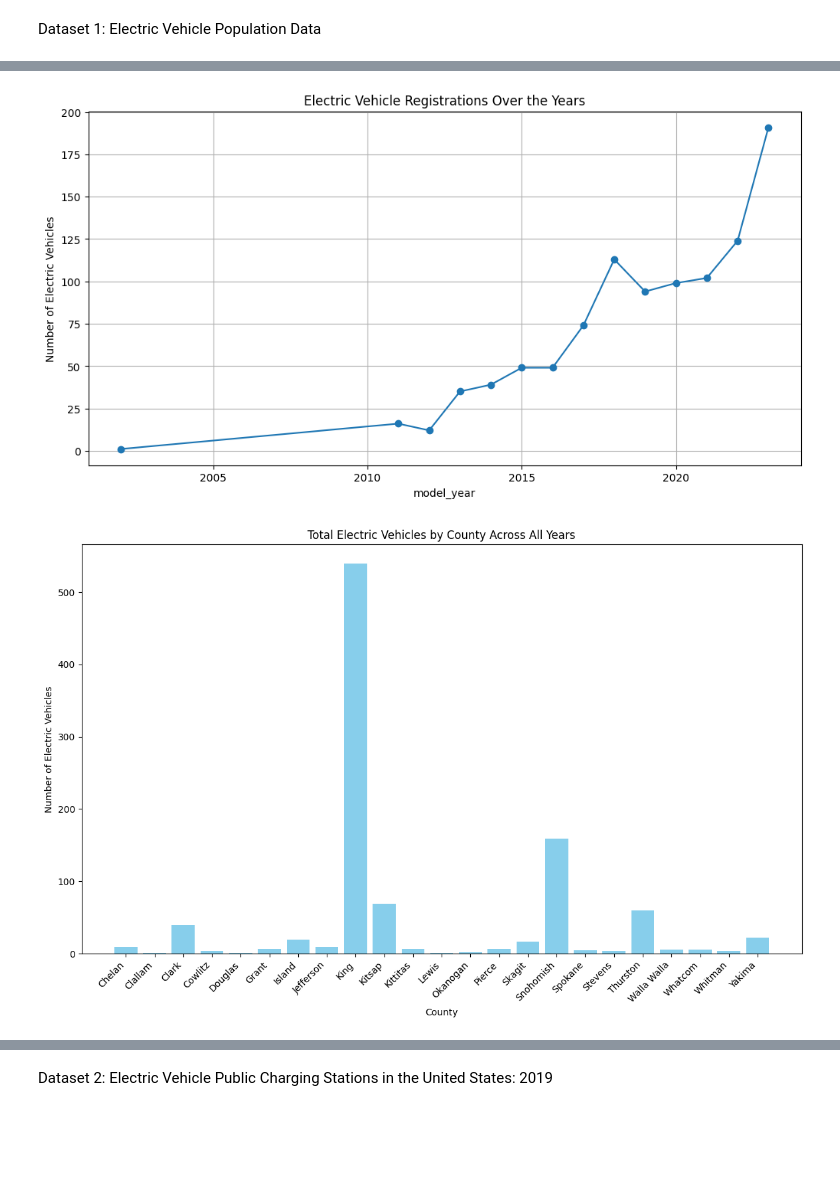
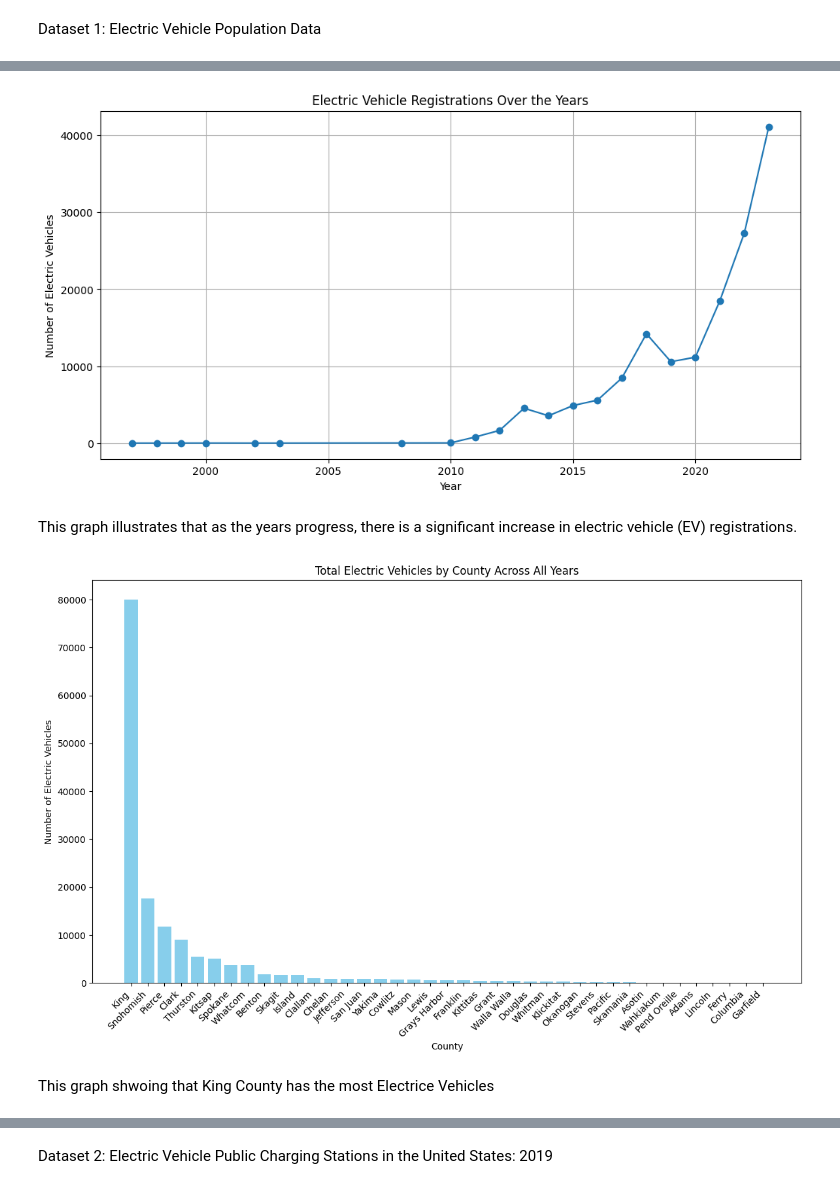
Before and after one commit to xinzhaoy/cmps6790_project, a Jupyter notebook: Project/project.ipynb, the cells around one changed output, grey strips where cells are left out. Saved outputs shown, nothing was run; the diff lists cells and outputs as text; code cells hidden in the pictures; blank space fills up the shorter version.

```diff
--- a/Project/project.ipynb
+++ b/Project/project.ipynb
@@ -120,9 +127,0 @@ Name: model_year, Length: 1000, dtype: int64
-# %%
-# Convert 'model_year' to datetime to extract the year
-ev_table['model_year'] = pd.to_datetime(ev_table['model_year'], format='%Y')
-
-# Extract the year from the 'model_year' column and assign it back
-ev_table['model_year'] = ev_table['model_year'].dt.year
-
-# Filter out rows where the year is 2024
-ev_table = ev_table[ev_table['model_year'] != 2024]
@@ -143,0 +143,12 @@ Name: model_year, Length: 998, dtype: int64
+# %%
+# Convert 'Model Year' to an integer
+ev_table['Model Year'] = pd.to_numeric(ev_table['Model Year'], errors='coerce')
+
+# Drop rows with NaN values in 'Model Year' if any were created during conversion
+ev_table = ev_table.dropna(subset=['Model Year'])
+
+# Convert 'Model Year' to integers
+ev_table['Model Year'] = ev_table['Model Year'].astype(int)
+
+# Filter out rows where the 'Model Year' is 2024
+ev_table = ev_table[ev_table['Model Year'] != 2024]
@@ -153,26 +185,36 @@ ev_by_year = ev_table.groupby('model_year').size().reset_index(name='electric_ve
+# %%
+# Drop NaN values that may have resulted from conversion errors
+ev_table.dropna(subset=['Model Year'], inplace=True)
 # %%
 # Line chart for overall trend
 plt.figure(figsize=(12, 6))
-plt.plot(ev_by_year['model_year'], ev_by_year['electric_vehicle_count'], marker='o')
+plt.plot(ev_by_year['Model Year'], ev_by_year['electric_vehicle_count'], marker='o')
 plt.title('Electric Vehicle Registrations Over the Years')
-plt.xlabel('model_year')
+plt.xlabel('Year')
 plt.ylabel('Number of Electric Vehicles')
 plt.grid(True)
 plt.show()
 # %% [output]
-[figure, old version]
+[figure, new version]
+# %% [markdown]
+This graph illustrates that as the years progress, there is a significant increase in electric vehicle (EV) registrations.
 # %%
 # Aggregate data by county to get the total electric vehicles in each county
-ev_by_county = ev_table.groupby('county')['model_year'].count().reset_index()
-ev_by_county.columns = ['county', 'electric_vehicle_count']
+ev_by_county = ev_table.groupby('County')['Model Year'].count().reset_index()
+ev_by_county.columns = ['County', 'electric_vehicle_count']
+
+# Sort the DataFrame based on 'electric_vehicle_count' in descending order (high to low)
+ev_by_county = ev_by_county.sort_values(by='electric_vehicle_count', ascending=False).reset_index(drop=True)
 # %%
 # Bar chart based on total electric vehicles in each county
 plt.figure(figsize=(14, 8))
-plt.bar(ev_by_county['county'], ev_by_county['electric_vehicle_count'], color='skyblue')
+plt.bar(ev_by_county['County'], ev_by_county['electric_vehicle_count'], color='skyblue')
 plt.title('Total Electric Vehicles by County Across All Years')
 plt.xlabel('County')
 plt.ylabel('Number of Electric Vehicles')
 plt.xticks(rotation=45, ha='right')  # Rotate x-axis labels for better readability
 plt.show()
 # %% [output]
-[figure, old version]
+[figure, new version]
+# %% [markdown]
+This graph shwoing that King County has the most Electrice Vehicles
```
Also changed, not shown: parts of 45 cells of this notebook.
